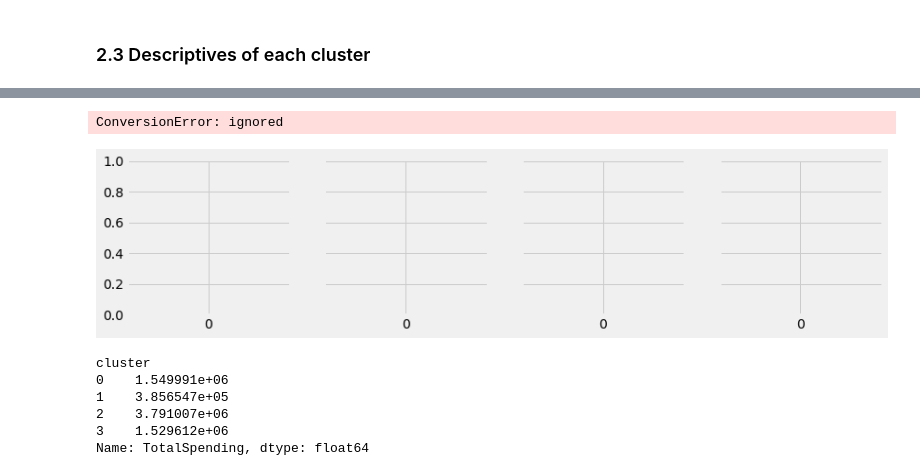
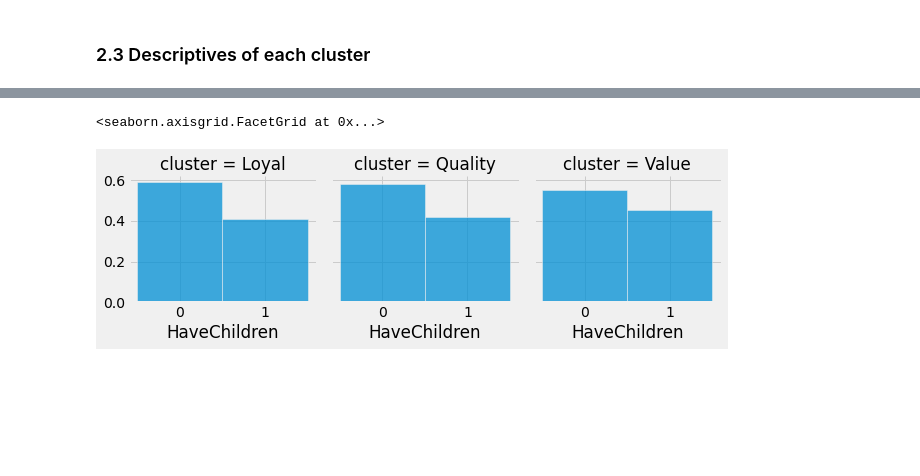
Before and after one commit to Michael-Zh/DAassignment4IK, a Jupyter notebook: DA_assignment_IKEA_V4.ipynb, the cells around one changed output, grey strips where cells are left out. Drawn from its saved outputs; the diff is of its cells as text; code cells hidden in the pictures; blank space fills up the shorter version.

Commit message:
Clustering based on spend tiers

```diff
--- a/DA_assignment_IKEA_V4.ipynb
+++ b/DA_assignment_IKEA_V4.ipynb
@@ -658,7 +645,7 @@ def KMeanCluster(n, data):
 
     preprocessor = Pipeline(
         [
-            ("scaler", StandardScaler())#MinMaxScaler())
+            ("scaler", MinMaxScaler()) #MinMaxScaler())
         ]
     )
 
@@ -710,0 +687,4 @@ array([[     0,      0,      0, ...,  59604,      0,      0],
+# %%
+features = df_inliner[['TotalSpending','HighPerc','MidPerc','LowPerc']].to_numpy()
+# features = df_inliner[['HighPerc','MidPerc','LowPerc']].to_numpy()
+features
@@ -755,0 +746,12 @@ kl.elbow
+# %%
+df_clustered = df_inliner.copy()
+df_clustered['cluster'] = predicted_labels[1]
+
+for col in ['Sex','Age','Profession','CityType','YearsInCity','HaveChildren','cluster','ValueTier']:
+    df_clustered[col] = df_clustered[col].astype('category').cat.as_ordered()
+
+replace_map = {'cluster': {1: 'Loyal', 2: 'Quality', 0: 'Value'}}
+df_clustered.replace(replace_map, inplace=True)
+
+df_clustered = df_clustered.reset_index()
+df_clustered.groupby('cluster')['CustomerID'].count()
@@ -769,9 +767,0 @@ kl.elbow
-# %%
-df_clustered = df_gb.iloc[:,:7].join(df_combo)
-df_clustered['cluster'] = predicted_labels[2]
-
-for col in ['Sex','Age','Profession','CityType','YearsInCity','HaveChildren','cluster']:
-    df_clustered[col] = df_clustered[col].astype('category')
-
-df_clustered = df_clustered.reset_index()
-df_clustered.groupby('cluster')['CustomerID'].count()
@@ -900,16 +839,7 @@ Name: CustomerID, dtype: float64
 # %%
 g5 = sns.FacetGrid(df_clustered, col="cluster")
-g5.map(sns.histplot,'HaveChildren')
+g5.map(sns.histplot,'HaveChildren',stat="density", common_norm=False)
 # g3.fig
 # %% [output]
-ConversionError: ignored
+<seaborn.axisgrid.FacetGrid at 0x...>
-[figure, old version]
+[figure, new version]
-# %%
-df_clustered.groupby(['cluster'])['TotalSpending'].mean()
-# %% [output]
-cluster
-0    1.549991e+06
-1    3.856547e+05
-2    3.791007e+06
-3    1.529612e+06
-Name: TotalSpending, dtype: float64
```
Also changed, not shown: parts of 66 cells of this notebook.
